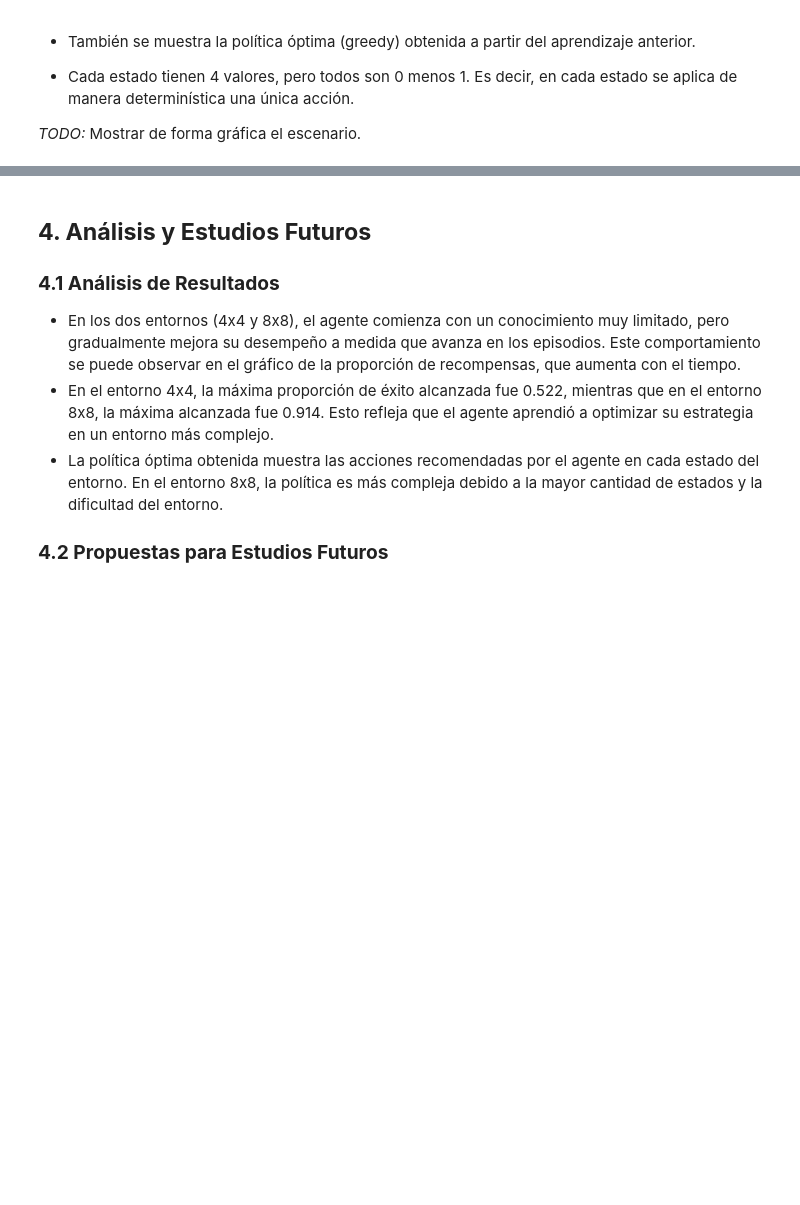
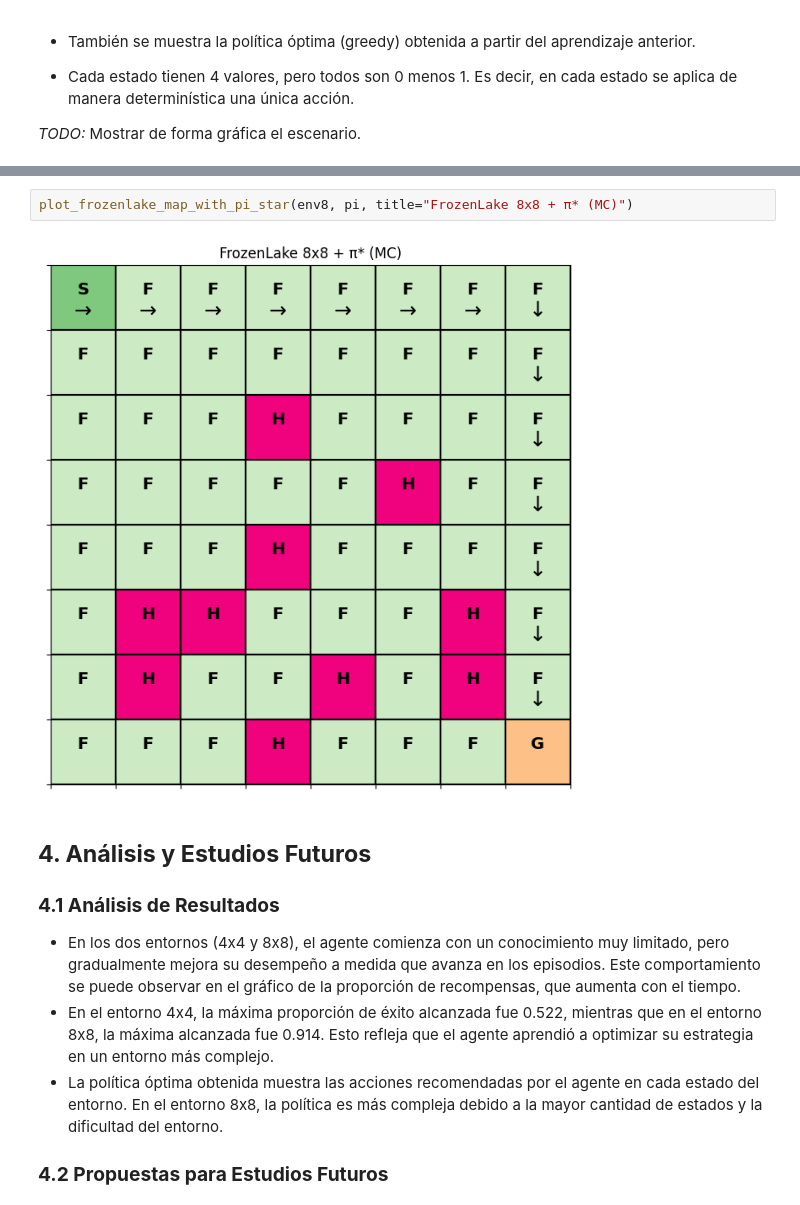
Before and after one commit to dac012/ValeraSanchezMontes-RL, a Jupyter notebook: parte2/MonteCarloTodasLasVisitas.ipynb, the cells around one changed output, grey strips where cells are left out. Saved outputs shown, nothing was run; the diff lists cells and outputs as text; blank space fills up the shorter version.

```diff
--- a/parte2/MonteCarloTodasLasVisitas.ipynb
+++ b/parte2/MonteCarloTodasLasVisitas.ipynb
@@ -516,6 +504,10 @@ FFFHFFFF
 FHHFFFHF
 FHFFHFHF
 FFFHFFFG
+# %%
+plot_frozenlake_map_with_pi_star(env8, pi, title="FrozenLake 8x8 + π* (MC)")
+# %% [output]
+[figure, added]
 # %% [markdown]
 ## **4. Análisis y Estudios Futuros**
 
```
Also changed, not shown: parts of 21 cells of this notebook, 4 other files.
